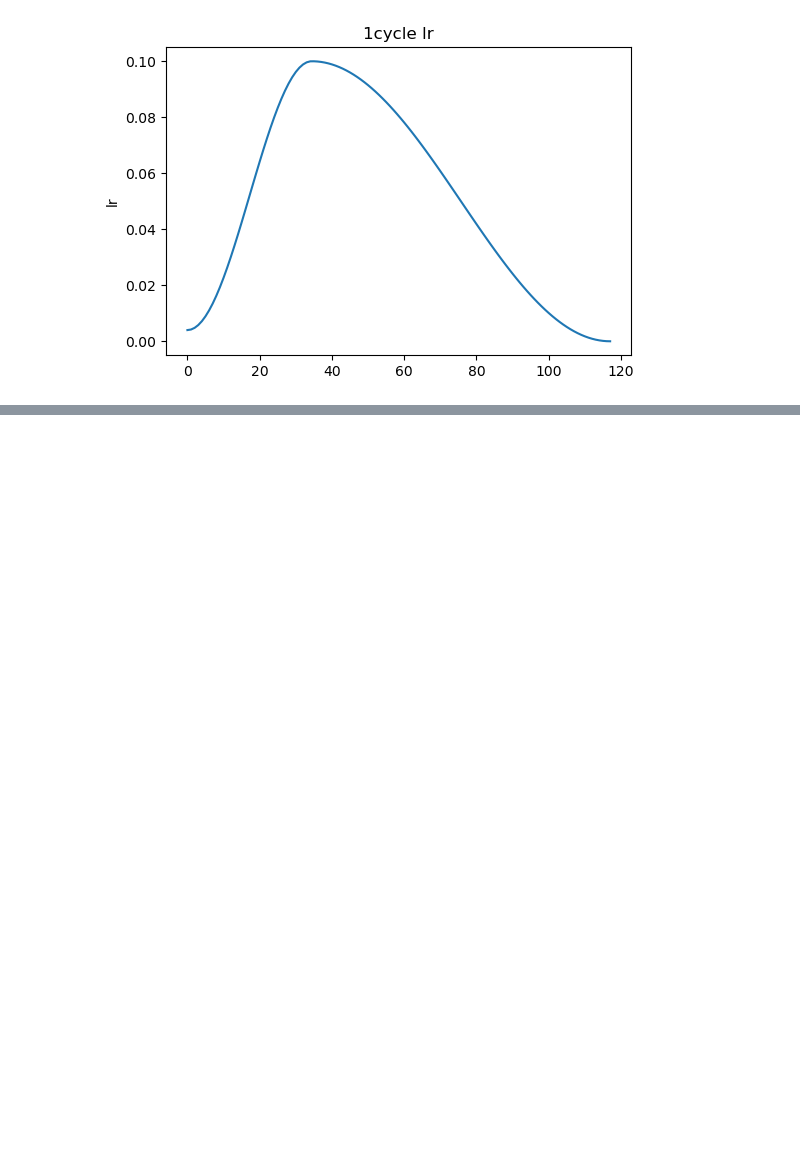
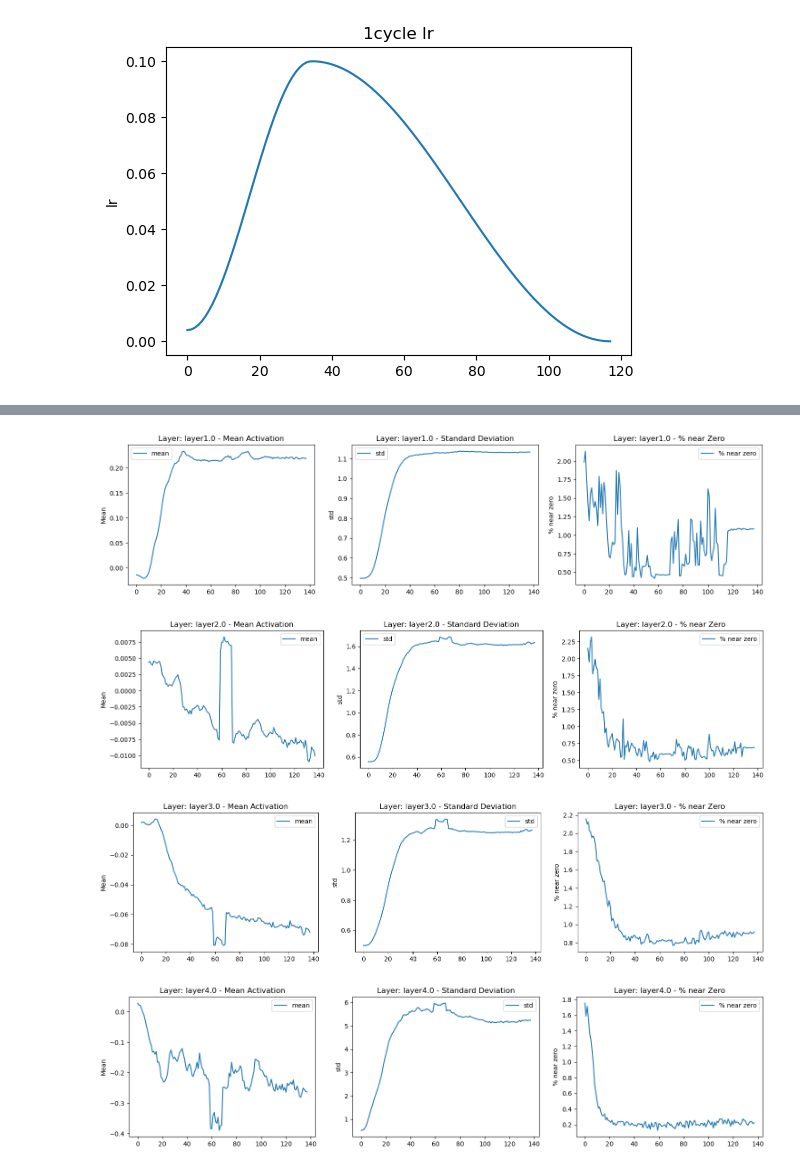
Before and after one commit to modsoussi/fastai, a Jupyter notebook: my_notebooks/convnet.ipynb, the cells around one changed output, grey strips where cells are left out. Drawn from its saved outputs; the diff is of its cells as text; code cells hidden in the pictures; blank space fills up the shorter version.

Commit message:
batchnorm

```diff
--- a/my_notebooks/convnet.ipynb
+++ b/my_notebooks/convnet.ipynb
@@ -313,3 +318,36 @@ plt.ylabel("lr")
 plt.show()
 # %% [output]
 [figure]
+# %%
+class ConvNet(torch.nn.Module):
+  def __init__(self) -> None:
+    super(ConvNet, self).__init__()
+
+    self.layer1 = torch.nn.Sequential(
+      torch.nn.Conv2d(1, 32, stride=2, padding=3, kernel_size=7),
+      torch.nn.ReLU(),
+      torch.nn.BatchNorm2d(32)
+    )
+    self.layer2 = torch.nn.Sequential(
+      torch.nn.Conv2d(32, 64, stride=2, padding=1, kernel_size=3),
+      torch.nn.ReLU(),
+      torch.nn.BatchNorm2d(64)
+    )
+    self.layer3 = torch.nn.Sequential(
+      torch.nn.Conv2d(64, 128, stride=2, padding=1, kernel_size=3),
+      torch.nn.ReLU(),
+      torch.nn.BatchNorm2d(128),
+    )
+    self.layer4 = torch.nn.Sequential(
+      torch.nn.Conv2d(128, 10, stride=2, padding=1, kernel_size=3),
+      torch.nn.BatchNorm2d(10)
+    )
+
+  def forward(self, x):
+    x = self.layer1(x)
+    x = self.layer2(x)
+    x = self.layer3(x)
+    x = self.layer4(x)
+    x = torch.nn.Flatten()(x)
+
+    return x
@@ -315,0 +359,6 @@ plt.show()
+# %%
+cnn = ConvNet()
+
+activation_stats = add_activation_stats(cnn)
+
+train_one_cycle(cnn, dl_1024, n_epochs=2, lr=5e-2)
@@ -315,0 +368,7 @@ plt.show()
+# %%
+plot_activation_stats(activation_stats)
+# %% [output]
+[figure, added]
+[figure, added]
+[figure, added]
+[figure, added]
```
Also changed, not shown: parts of 5 cells of this notebook.
